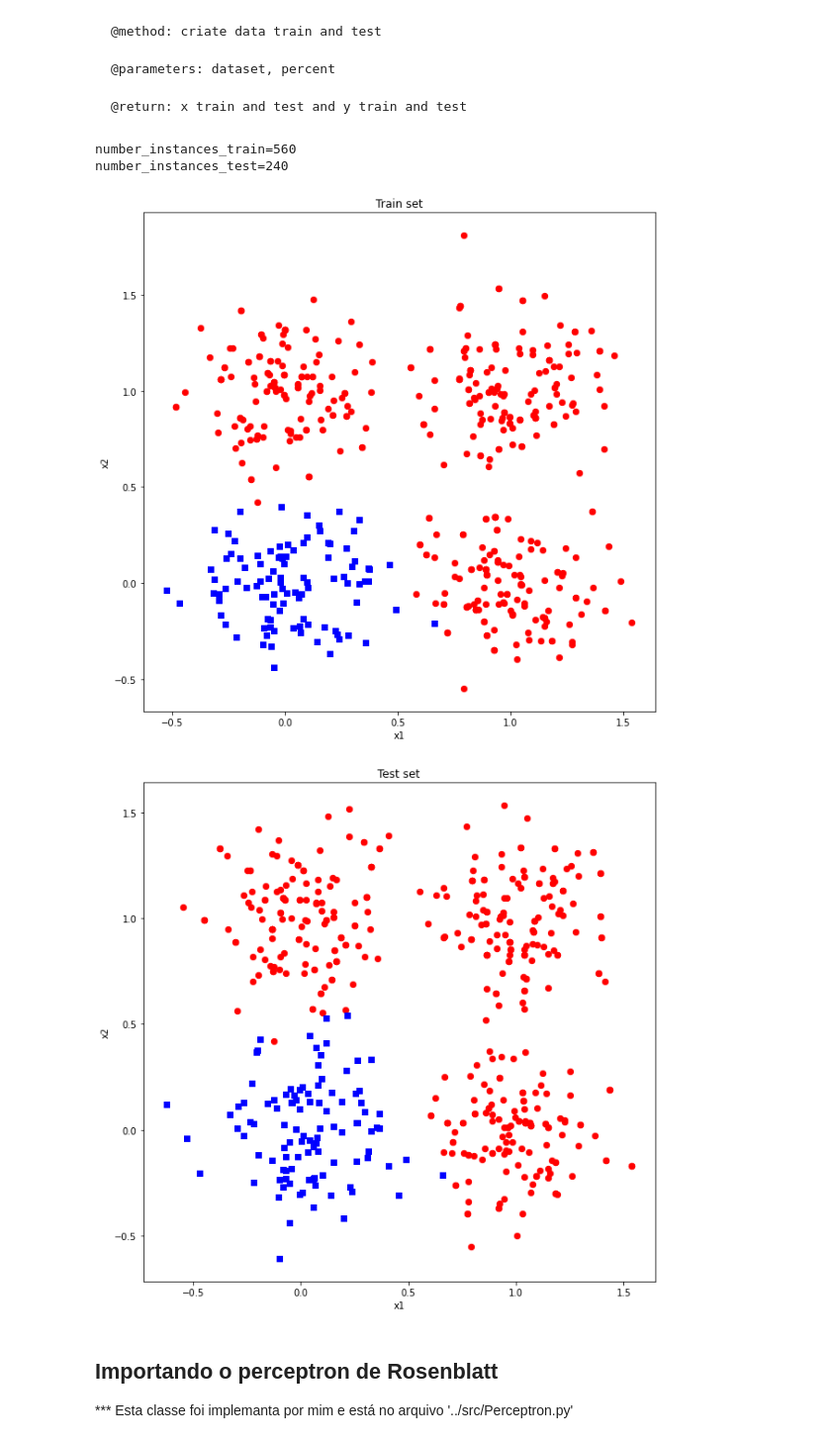
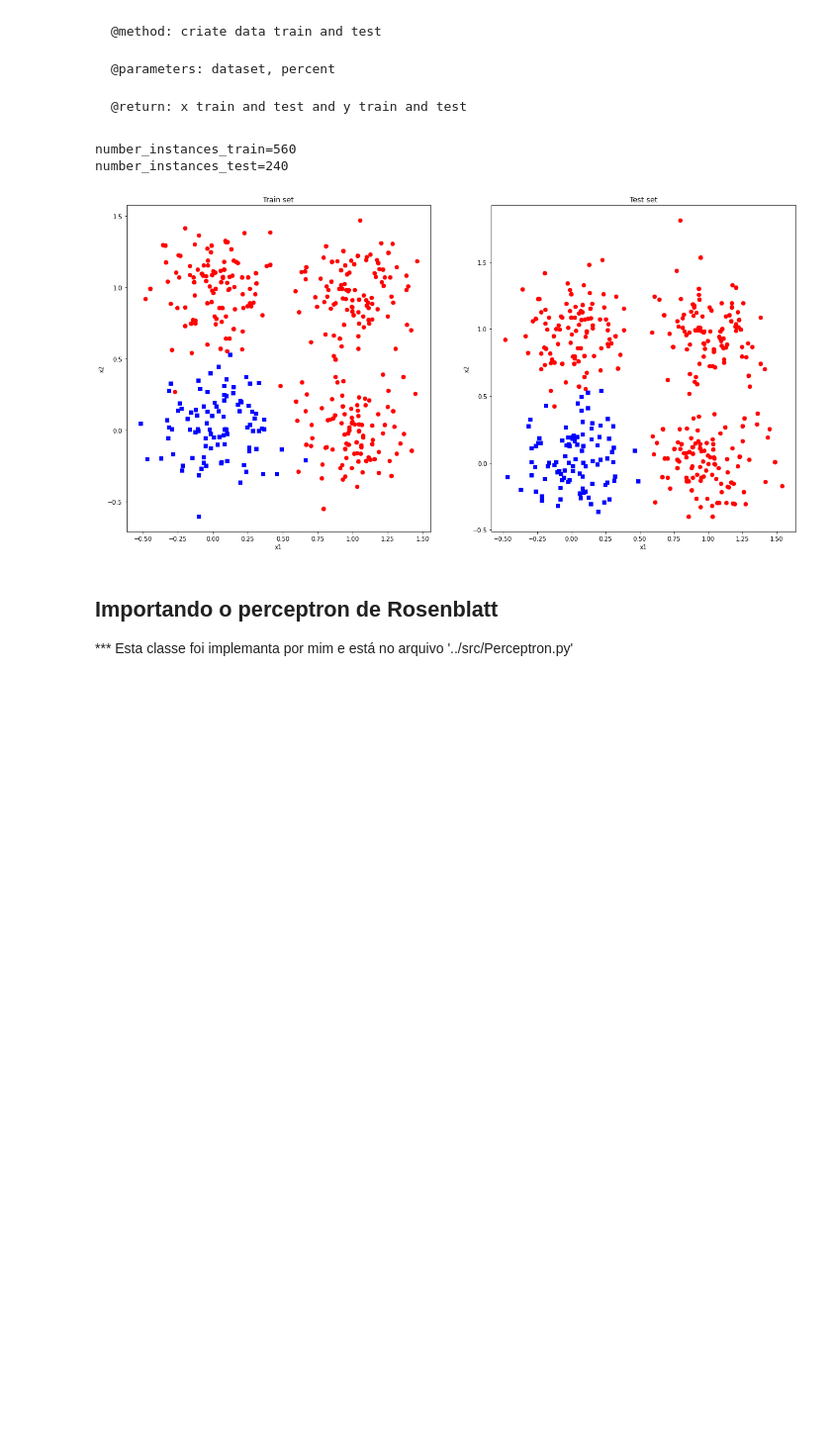
Before and after one commit to userddssilva/Perceptron-PP2-RNA2020.1, a Jupyter notebook: notebooks/validacao_holdout_(parte_3).ipynb, the cells around one changed output. Shown at 99% size. Drawn from its saved outputs; the diff is of its cells as text; code cells hidden in the pictures; blank space fills up the shorter version.

Commit message:
Plotando os gráficos dos datasets

````diff
--- a/notebooks/validacao_holdout_(parte_3).ipynb
+++ b/notebooks/validacao_holdout_(parte_3).ipynb
@@ -51,19 +50,0 @@ Tentando usar uma curva para limitar os dois grupos dentro do conjuto de dados.
-# %%
-def decision_boundary(x_1):
-    """ Calculates the x_2 value for plotting the decision boundary."""
-    #return 4 - np.sqrt(-x_1**2 + 4*x_1 + 6 + np.log(16))
-    return -x_1**2 + x_1/2000 + 0.5
-
-# Main scatter plot and plot annotation
-f, ax = plt.subplots(figsize=(10, 10))
-ax.scatter(dataset[:,0][dataset[:,2] == 0.0], dataset[:,1][dataset[:,2] == 0.0], marker='o', color='red', s=40, alpha=0.5)
-ax.scatter(dataset[:,0][dataset[:,2] == 1.0], dataset[:,1][dataset[:,2] == 1.0], marker='s', color='blue', s=40, alpha=0.5)
-#plt.title('Densities of 2 classes with 25 bivariate random patterns each')
-plt.ylabel('x2')
-plt.xlabel('x1')
-
-# Adding decision boundary to plot
-x_1 = np.arange(-0.9, 0.9, 0.1) #np.array([-.7, .0, .5, .6, .7, .8, 1])
-bound = decision_boundary(x_1)
-plt.plot(x_1, bound, 'g--', lw=3)
-plt.show()
@@ -84,34 +63,34 @@ Criando funções para dividir o dataset em treino e teste e plotar esses dados
 @return: x train and test and y train and test
 ```
 # %%
-def plot_set(d, title=''):
-    f, ax = plt.subplots(figsize=(10, 10))
-    ax.scatter(d[:,0][d[:,2] == 0.0], d[:,1][d[:,2] == 0.0], marker='o', color='red', s=40)
-    ax.scatter(d[:,0][d[:,2] == 1.0], d[:,1][d[:,2] == 1.0], marker='s', color='blue', s=40)
+plt.figure(figsize=(20, 10))
+def plot_set1(d, title, number_graph):
+    plt.subplot(1, 2, number_graph)
+    plt.scatter(d[:,0][d[:,2] == 0.0], d[:,1][d[:,2] == 0.0], marker='o', color='red', s=40)
+    plt.scatter(d[:,0][d[:,2] == 1.0], d[:,1][d[:,2] == 1.0], marker='s', color='blue', s=40)
     plt.title(title)
     plt.ylabel('x2')
     plt.xlabel('x1')
 
 def train_test_split(dataset, percent_train=.7):
     number_instances_train = ceil(len(dataset)*percent_train)
     number_instances_test = len(dataset) - number_instances_train
     print(f'number_instances_train={number_instances_train}')
     print(f'number_instances_test={number_instances_test}')
     index = np.random.randint(low=0, high=len(dataset), size=number_instances_train)
-    plot_set(dataset[index], 'Train set')
-    plot_set(dataset[~index], 'Test set')
+    plot_set1(dataset[index], 'Train set', 1)
+    plot_set1(dataset[~index], 'Test set', 2)
     x_train = dataset[index][:,[0,1]]
     y_train = dataset[index][:, 2]
     x_test = dataset[~index][:, [0,1]]
     y_test = dataset[~index][:, 2]
     return x_train, y_train, x_test, y_test
 
 x_train, y_train, x_test, y_test = train_test_split(dataset, .7)
 # %% [output]
 number_instances_train=560
 number_instances_test=240
-[figure, old version]
+[figure, new version]
-[figure, removed]
 # %% [markdown]
 ## Importando o perceptron de Rosenblatt
 
````
Also changed, not shown: parts of 13 cells of this notebook, 1 other file.
